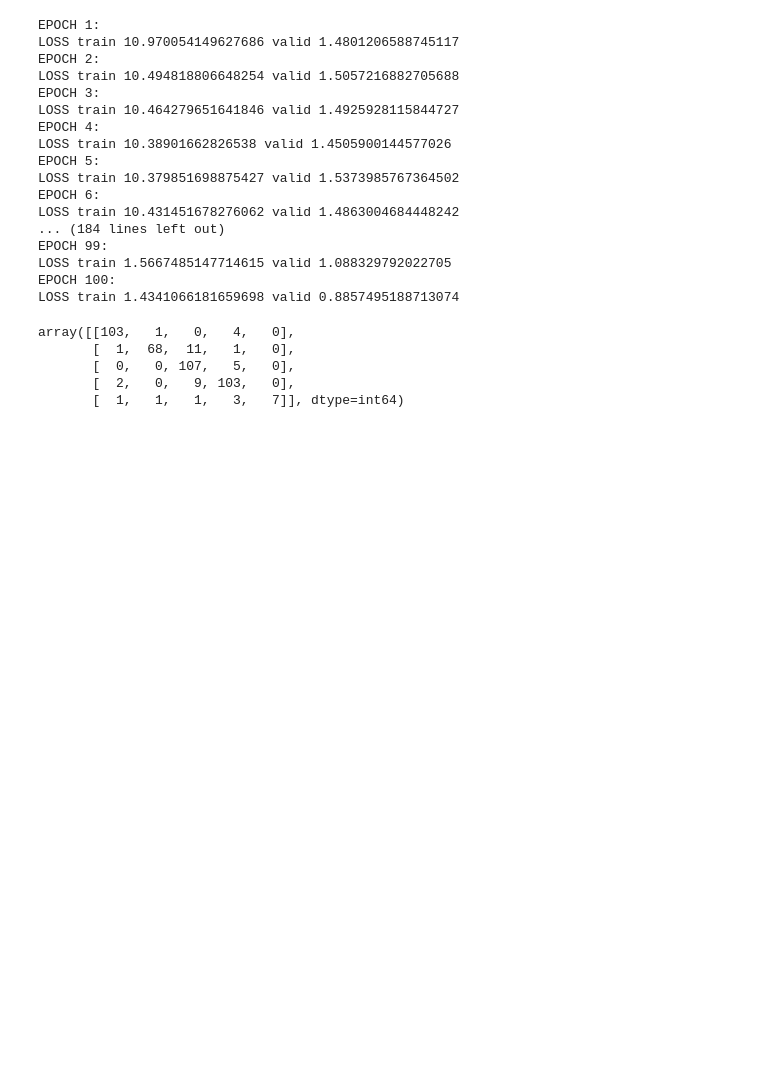
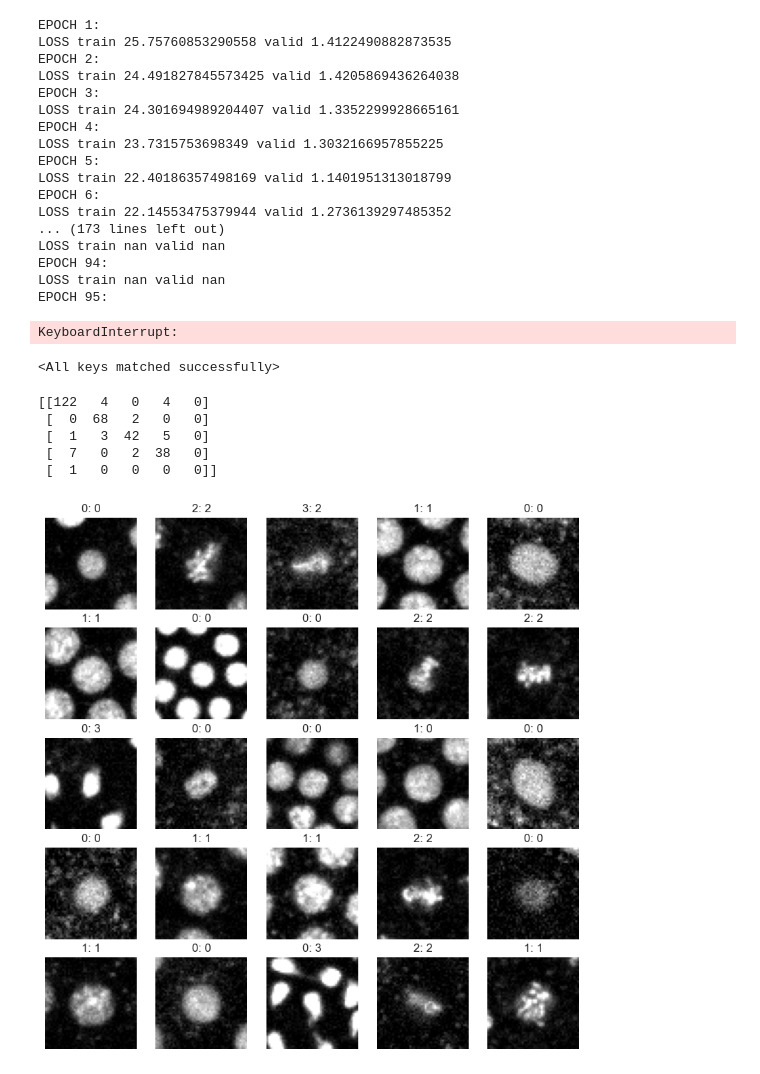
Before and after one commit to Harrison-Oatman/NucleiTracking, a Jupyter notebook: notebooks/model_training.ipynb, the cells around one changed output. Cells and saved outputs as stored; diff of their text form; code cells hidden in the pictures; blank space fills up the shorter version.

```diff
--- a/notebooks/model_training.ipynb
+++ b/notebooks/model_training.ipynb
@@ -210,58 +213,70 @@ for epoch in range(EPOCHS):
     avg_vloss = running_vloss / (i + 1)
     print('LOSS train {} valid {}'.format(avg_loss, avg_vloss))
 
-    # Log the running loss averaged per batch
-    # for both training and validation
-    writer.add_scalars('Training vs. Validation Loss',
-                    { 'Training' : avg_loss, 'Validation' : avg_vloss },
-                    epoch_number + 1)
-    writer.flush()
 
     # Track best performance, and save the model's state
-    # if avg_vloss < best_vloss:
-    #     best_vloss = avg_vloss
-    #     model_path = 'model_{}_{}'.format(timestamp, epoch_number)
-    #     torch.save(cnn.state_dict(), model_path)
+    if avg_vloss < best_vloss:
+        best_vloss = avg_vloss
+        model_path = 'models/model_{}_{}'.format(timestamp, epoch_number)
+        torch.save(cnn.state_dict(), model_path)
 
     epoch_number += 1
 # %% [output]
 EPOCH 1:
-LOSS train 10.970054149627686 valid 1.4801206588745117
+LOSS train 25.75760853290558 valid 1.4122490882873535
 EPOCH 2:
-LOSS train 10.494818806648254 valid 1.5057216882705688
+LOSS train 24.491827845573425 valid 1.4205869436264038
 EPOCH 3:
-LOSS train 10.464279651641846 valid 1.4925928115844727
+LOSS train 24.301694989204407 valid 1.3352299928665161
 EPOCH 4:
-LOSS train 10.38901662826538 valid 1.4505900144577026
+LOSS train 23.7315753698349 valid 1.3032166957855225
 EPOCH 5:
-LOSS train 10.379851698875427 valid 1.5373985767364502
+LOSS train 22.40186357498169 valid 1.1401951313018799
 EPOCH 6:
-LOSS train 10.431451678276062 valid 1.4863004684448242
-... (184 lines left out)
-EPOCH 99:
-LOSS train 1.5667485147714615 valid 1.088329792022705
-EPOCH 100:
-LOSS train 1.4341066181659698 valid 0.8857495188713074
+LOSS train 22.14553475379944 valid 1.2736139297485352
+... (173 lines left out)
+LOSS train nan valid nan
+EPOCH 94:
+LOSS train nan valid nan
+EPOCH 95:
+KeyboardInterrupt:
+# %%
+# load best model
+cnn.load_state_dict(torch.load(model_path))
+# %% [output]
+<All keys matched successfully>
 # %%
 # confusion matrix
 from sklearn.metrics import confusion_matrix
 
 cnn.eval()
 y_pred = []
 y_true = []
+crops = []
 
 with torch.no_grad():
-    for i, data in enumerate(train_loader):
+    for i, data in enumerate(test_loader):
         inputs, labels = data
         outputs = cnn(inputs)
         _, predicted = torch.max(outputs, 1)
         y_pred.extend(predicted.numpy())
         y_true.extend(labels.numpy())
+        crops.extend(inputs)
 
-confusion_matrix(y_true, y_pred)
+print(confusion_matrix(y_true, y_pred))
+
+fig, axes = plt.subplots(5, 5, figsize=(10, 10))
+
+for crop, predicted, actual, ax in zip(crops, y_pred, y_true, axes.flatten()):
+    imshow(crop, ax)
+    ax.set_title(f"{predicted}: {actual}")
+    ax.axis('off')
+
+plt.show()
 # %% [output]
-array([[103,   1,   0,   4,   0],
-       [  1,  68,  11,   1,   0],
-       [  0,   0, 107,   5,   0],
-       [  2,   0,   9, 103,   0],
-       [  1,   1,   1,   3,   7]], dtype=int64)
+[[122   4   0   4   0]
+ [  0  68   2   0   0]
+ [  1   3  42   5   0]
+ [  7   0   2  38   0]
+ [  1   0   0   0   0]]
+[figure, added]
```
Also changed, not shown: parts of 8 cells of this notebook.
